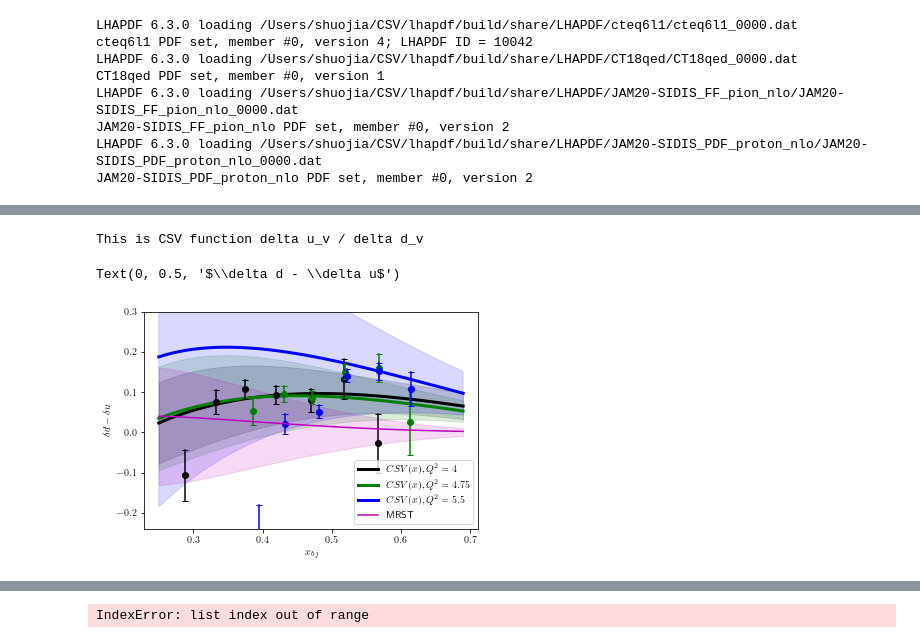
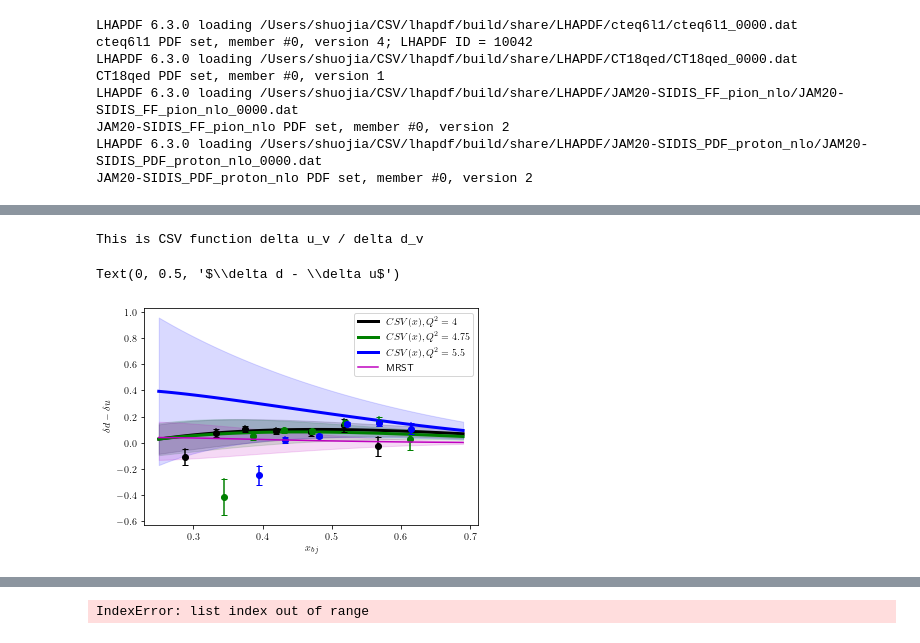
Before and after one commit to Mengzhendada/csv_notebook, a Jupyter notebook: yield_ratio_morepoints.ipynb, the cells around one changed output, grey strips where cells are left out. Drawn from its saved outputs; the diff is of its cells as text; code cells hidden in the pictures.

```diff
--- a/yield_ratio_morepoints.ipynb
+++ b/yield_ratio_morepoints.ipynb
@@ -1126,35 +1126,35 @@ for i in range(len(CSV_twos_plot)):
     plt.plot([xbj_twos_plot[i],xbj_twos_plot[i]],[CSV_twos_plot[i]-CSV_twos_err_plot[i],CSV_twos_plot[i]+CSV_twos_err_plot[i]],marker = "_",color = "g")
 plt.plot(xbj_twos_plot,CSV_twos_plot,"go")
 for i in range(len(CSV_threes_plot)):
     plt.plot([xbj_threes_plot[i],xbj_threes_plot[i]],[CSV_threes_plot[i]-CSV_threes_err_plot[i],CSV_threes_plot[i]+CSV_threes_err_plot[i]],marker = "_",color = "b")
 plt.plot(xbj_threes_plot,CSV_threes_plot,"bo")
 
 print('This is CSV function delta u_v / delta d_v')
 def delta_udv(parameter):
     x = np.arange(0.25,0.7,0.01)
     return parameter*(1-x)**4*x**-0.5*(x-0.0909)
 
 x_axis = np.arange(0.25,0.7,0.01)
 y_delta_uv = delta_udv(-0.2)
 y_delta_dv = delta_udv(0.2)
 plt.plot(x_axis,y_delta_dv-y_delta_uv,color = 'm',label = 'MRST')
 y_delta_uv_up = delta_udv(0.8)
 y_delta_uv_low = delta_udv(-0.8)
 y_delta_dv_up = delta_udv(-0.65)
 y_delta_dv_low = delta_udv(0.65)
 #plt.plot(x_axis,y_delta_dv-y_delta_uv,label = 'xCSV')
 #plt.plot(x_axis,y_delta_uv_up-y_delta_uv_low,'-.')
 #plt.plot(x_axis,y_delta_dv_up-y_delta_dv_low,'--')
 plt.fill_between(x_axis,y_delta_uv_up-y_delta_uv_low,y_delta_dv_up-y_delta_dv_low,color = 'm',alpha = 0.15)
 plt.legend()
 #plt.xlim(0.25,0.7)
-plt.ylim(-0.24,0.3)
+#plt.ylim(-0.24,0.3)
 plt.xlabel(r"$x_{bj}$")
 plt.ylabel(r"$\delta d - \delta u$")
 # %% [output]
 This is CSV function delta u_v / delta d_v
 Text(0, 0.5, '$\\delta d - \\delta u$')
-[figure, old version]
+[figure, new version]
 # %%
 Qs = []
 parameters = []
```
Also changed, not shown: parts of 20 cells of this notebook, 8 other files.
